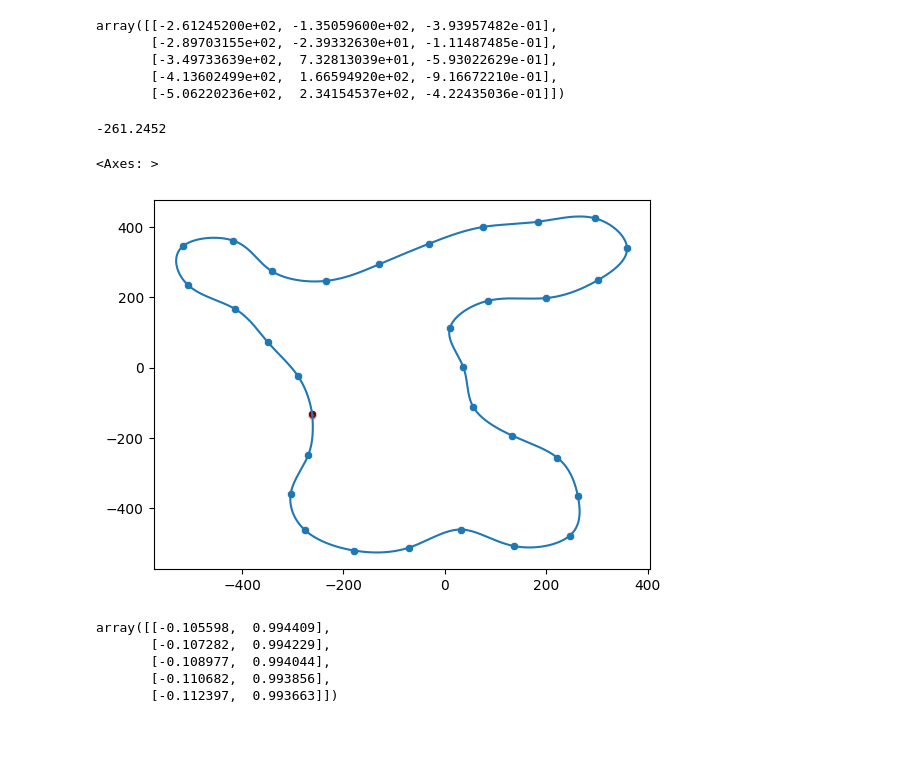
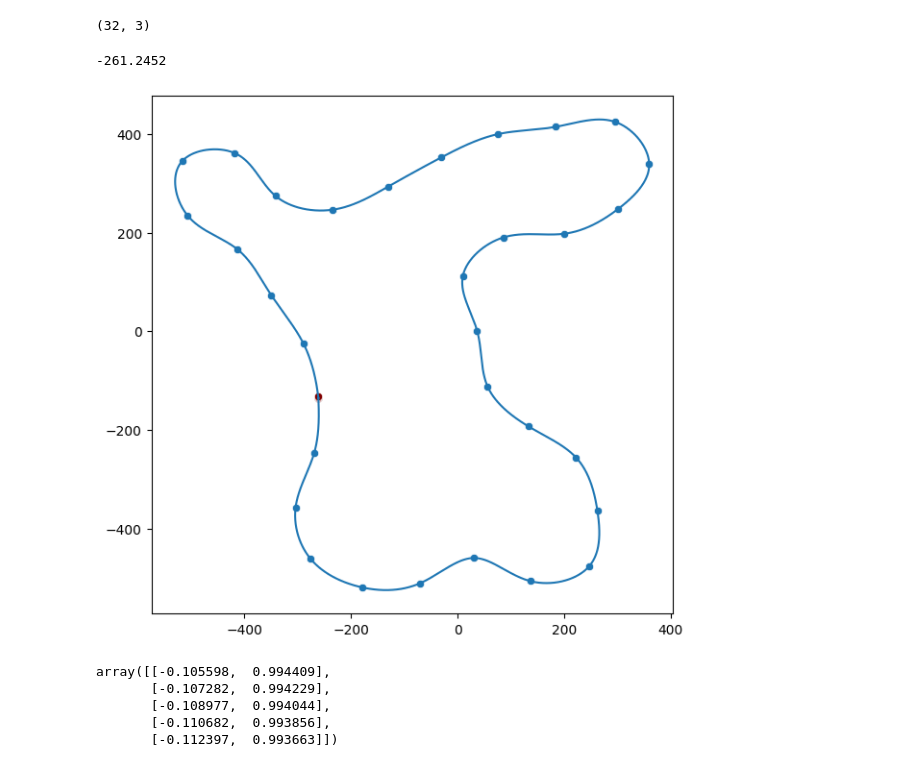
Before and after one commit to jerrymhuang/DreamDrone, a Jupyter notebook: FinalProject/exploration/trajectories.ipynb, the cells around one changed output. Saved outputs shown, nothing was run; the diff lists cells and outputs as text; code cells hidden in the pictures; blank space fills up the shorter version.

Commit message:
Tweaked trajectory figure

```diff
--- a/FinalProject/exploration/trajectories.ipynb
+++ b/FinalProject/exploration/trajectories.ipynb
@@ -10,24 +10,20 @@ path = pd.read_csv('../data/trajectories/optimal_path.csv', delimiter=";").to_nu
 headings = pd.read_csv('../data/trajectories/optimal_heading.csv', delimiter=";").to_numpy()
 # %%
 waypoints.shape
-waypoints[0:5]
 # %% [output]
-array([[-2.61245200e+02, -1.35059600e+02, -3.93957482e-01],
-       [-2.89703155e+02, -2.39332630e+01, -1.11487485e-01],
-       [-3.49733639e+02,  7.32813039e+01, -5.93022629e-01],
-       [-4.13602499e+02,  1.66594920e+02, -9.16672210e-01],
-       [-5.06220236e+02,  2.34154537e+02, -4.22435036e-01]])
+(32, 3)
 # %%
 path[0,0]
 # %% [output]
 -261.2452
 # %%
-sns.lineplot(x=path[:,0], y=path[:,1], sort=False)
-sns.scatterplot(x=waypoints[:,0], y=waypoints[:,1])
-sns.scatterplot(x=path[0:4,0], y=path[0:4,1], color="maroon")
+f, ax = plt.subplots(1, 1, figsize=(7, 7))
+
+ax = sns.lineplot(x=path[:,0], y=path[:,1], sort=False)
+ax = sns.scatterplot(x=waypoints[:,0], y=waypoints[:,1])
+ax = sns.scatterplot(x=path[0:4,0], y=path[0:4,1], color="maroon")
 # %% [output]
-<Axes: >
-[figure, old version]
+[figure, new version]
 # %%
 headings[0:5]
 # %% [output]
```
